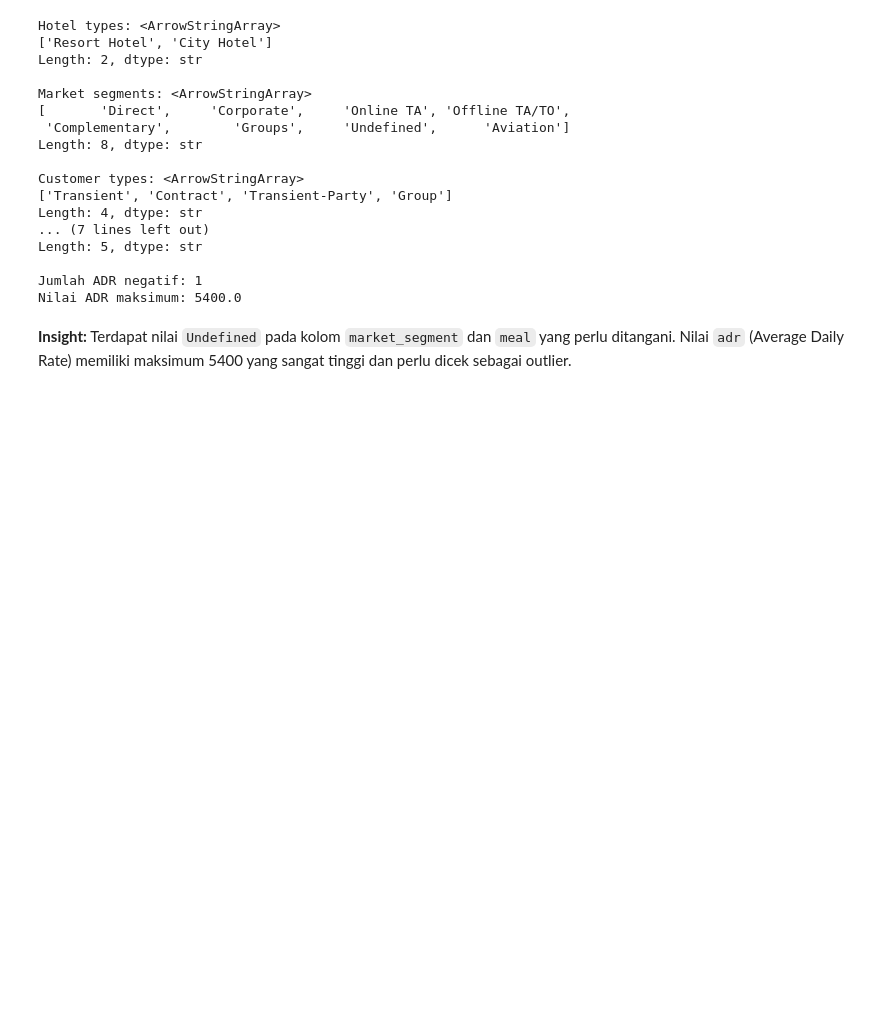
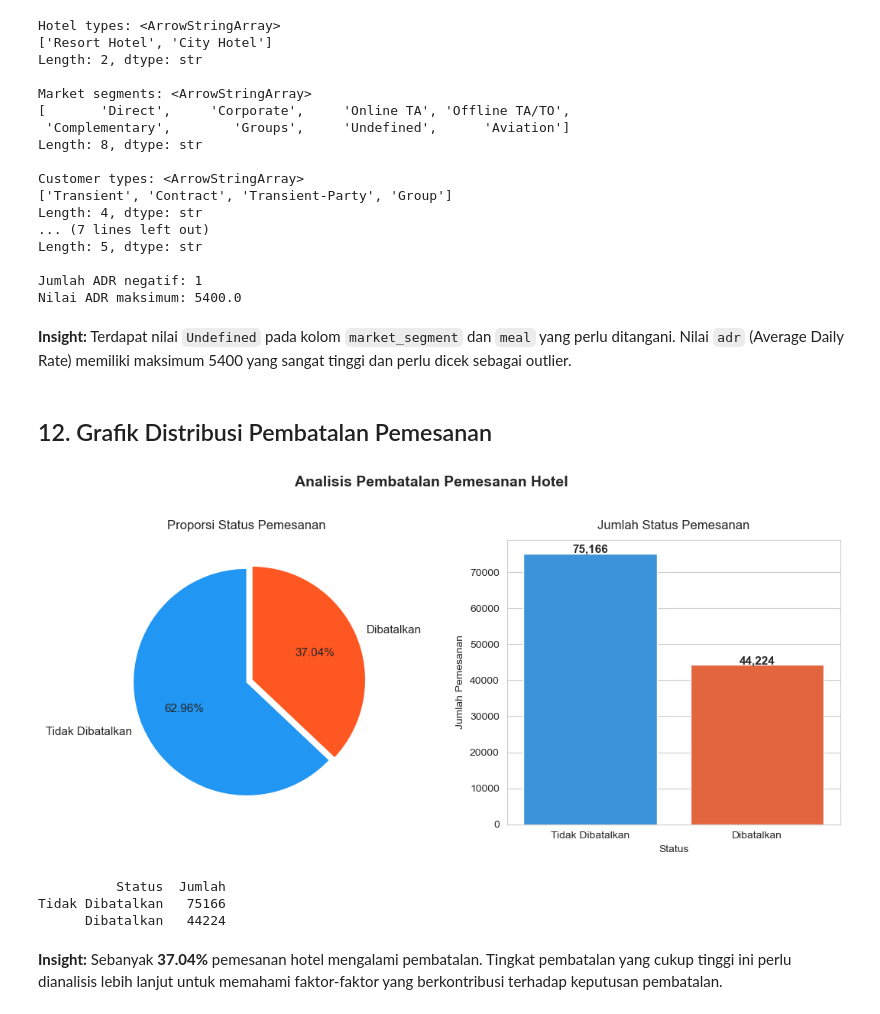
Before and after one commit to MuhammadShidqiHanifUSK/A_Project_VisDat_Klp1, a Jupyter notebook: notebooks/eda.ipynb, the cells around one changed output. Drawn from its saved outputs; the diff is of its cells as text; code cells hidden in the pictures; blank space fills up the shorter version.

Commit message:
Edit eda.ipynb: Add Chart of Booking Cancellation Distribution

```diff
--- a/notebooks/eda.ipynb
+++ b/notebooks/eda.ipynb
@@ -261,3 +261,43 @@ Jumlah ADR negatif: 1
 Nilai ADR maksimum: 5400.0
 # %% [markdown]
 **Insight:** Terdapat nilai `Undefined` pada kolom `market_segment` dan `meal` yang perlu ditangani. Nilai `adr` (Average Daily Rate) memiliki maksimum 5400 yang sangat tinggi dan perlu dicek sebagai outlier.
+# %% [markdown]
+## 12. Grafik Distribusi Pembatalan Pemesanan
+# %%
+sns.set_style('whitegrid')
+
+cancel_counts = df['is_canceled'].value_counts().reset_index()
+cancel_counts.columns = ['Status', 'Jumlah']
+cancel_counts['Status'] = cancel_counts['Status'].map({0: 'Tidak Dibatalkan', 1: 'Dibatalkan'})
+
+fig, axes = plt.subplots(1, 2, figsize=(11, 5))
+
+# Pie chart
+colors = ['#2196F3', '#FF5722']
+axes[0].pie(cancel_counts['Jumlah'], labels=cancel_counts['Status'],
+            autopct='%1.2f%%', colors=colors, startangle=90,
+            explode=[0, 0.05], textprops={'fontsize': 11})
+axes[0].set_title('Proporsi Status Pemesanan', fontsize=12, pad=10)
+
+# Bar chart
+bars = sns.barplot(data=cancel_counts, x='Status', y='Jumlah',
+                   palette=colors, ax=axes[1])
+for bar, val in zip(bars.patches, cancel_counts['Jumlah']):
+    bars.text(bar.get_x() + bar.get_width()/2, bar.get_height() + 200,
+              f'{val:,}', ha='center', fontsize=11, fontweight='bold')
+axes[1].set_title('Jumlah Status Pemesanan', fontsize=12, pad=10)
+axes[1].set_xlabel('Status')
+axes[1].set_ylabel('Jumlah Pemesanan')
+
+plt.suptitle('Analisis Pembatalan Pemesanan Hotel', fontsize=14, fontweight='bold', y=1.02)
+plt.tight_layout()
+plt.show()
+
+print(cancel_counts.to_string(index=False))
+# %% [output]
+[figure, added]
+          Status  Jumlah
+Tidak Dibatalkan   75166
+      Dibatalkan   44224
+# %% [markdown]
+**Insight:** Sebanyak **37.04%** pemesanan hotel mengalami pembatalan. Tingkat pembatalan yang cukup tinggi ini perlu dianalisis lebih lanjut untuk memahami faktor-faktor yang berkontribusi terhadap keputusan pembatalan.
```
